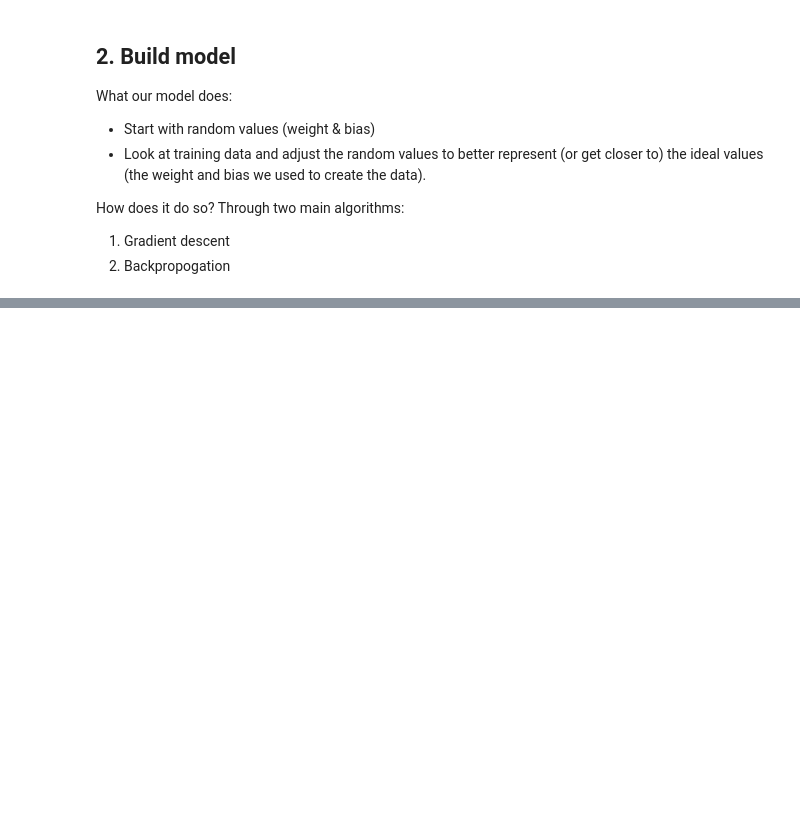
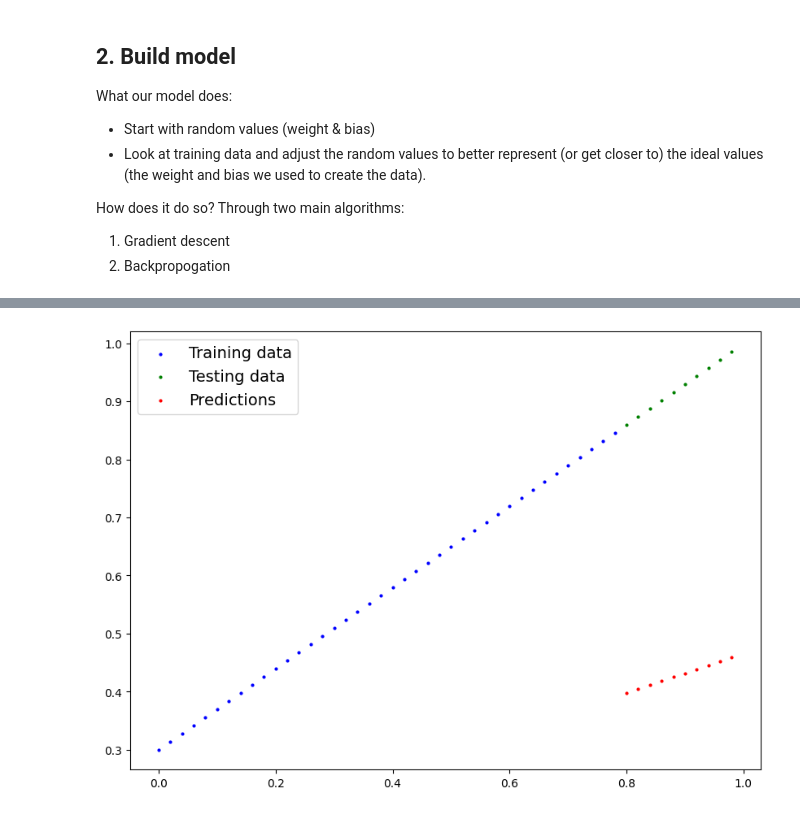
Before and after one commit to eclctc/pytorch, a Jupyter notebook: workflows/01_pytorch_workflow.ipynb, the cells around one changed output, grey strips where cells are left out. Cells and saved outputs as stored; diff of their text form; code cells hidden in the pictures; blank space fills up the shorter version.

Commit message:
Adding predictions logic to linear regression

```diff
--- a/workflows/01_pytorch_workflow.ipynb
+++ b/workflows/01_pytorch_workflow.ipynb
@@ -139,13 +139,13 @@ Through two main algorithms:
 class LinearRegressionModel(nn.Module): # almost everything in PyTorch inherits from nn.Module
   def __init__(self):
     super().__init__()
-    self.weights = nn.Parameter(torch.randn(1,
+    self.weights = nn.Parameter(torch.randn(1, # <- Start with a random weight and try to adjust it to the ideal weight
                                             requires_grad=True,
                                             dtype = torch.float))
-    self.bias = nn.Parameter(torch.randn(1,
+    self.bias = nn.Parameter(torch.randn(1,    # <- Start with a random weight and try to adjust it to the ideal weight
                                          requires_grad=True,
                                          dtype=torch.float))
 
-    # Forward method to define the computation in the model
-    def forward(self, x: torch.Tensor) -> torch.Tensor # "x" is the input data
-      return self.weights * x + self.bias # This is the linear regression formula
+  # Forward method to define the computation in the model
+  def forward(self, x: torch.Tensor) -> torch.Tensor: # "x" is the input data
+    return self.weights * x + self.bias # This is the linear regression formula
@@ -151,0 +164,9 @@ class LinearRegressionModel(nn.Module): # almost everything in PyTorch inherits
+# %%
+# Create a random seed
+torch.manual_seed(42)
+
+# Create an instance of the model (this is a sublass of nn.Module)
+model_0 = LinearRegressionModel()
+
+# Check out the parameters
+list(model_0.parameters())
@@ -151,0 +189,6 @@ class LinearRegressionModel(nn.Module): # almost everything in PyTorch inherits
+# %%
+# Make predictions with model
+with torch.inference_mode():
+  y_preds = model_0(X_test)
+
+y_preds
@@ -151,0 +221,4 @@ class LinearRegressionModel(nn.Module): # almost everything in PyTorch inherits
+# %%
+plot_predictions(predictions=y_preds)
+# %% [output]
+[figure, added]
```
Also changed, not shown: parts of 8 cells of this notebook.
